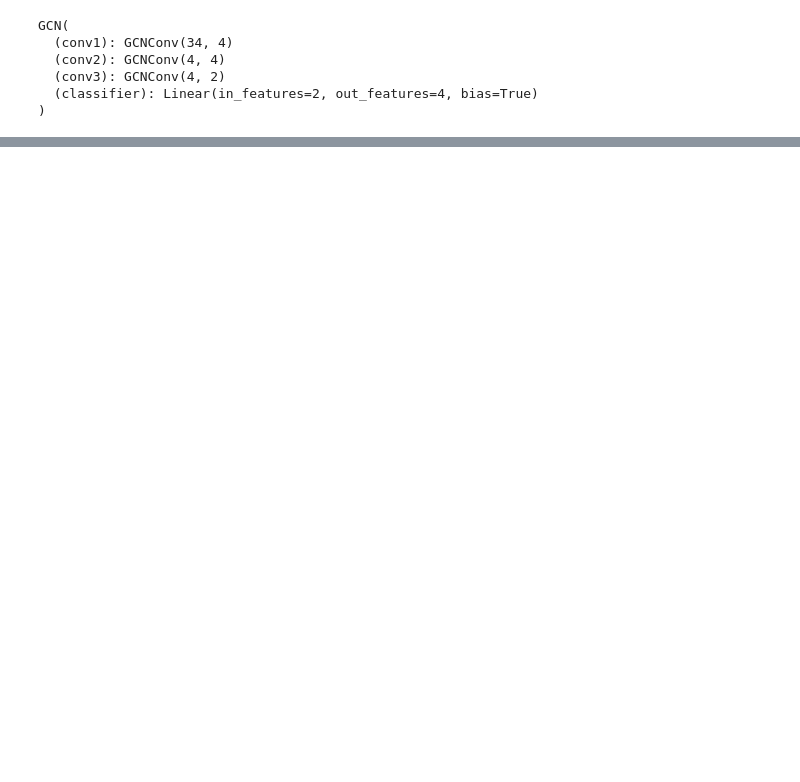
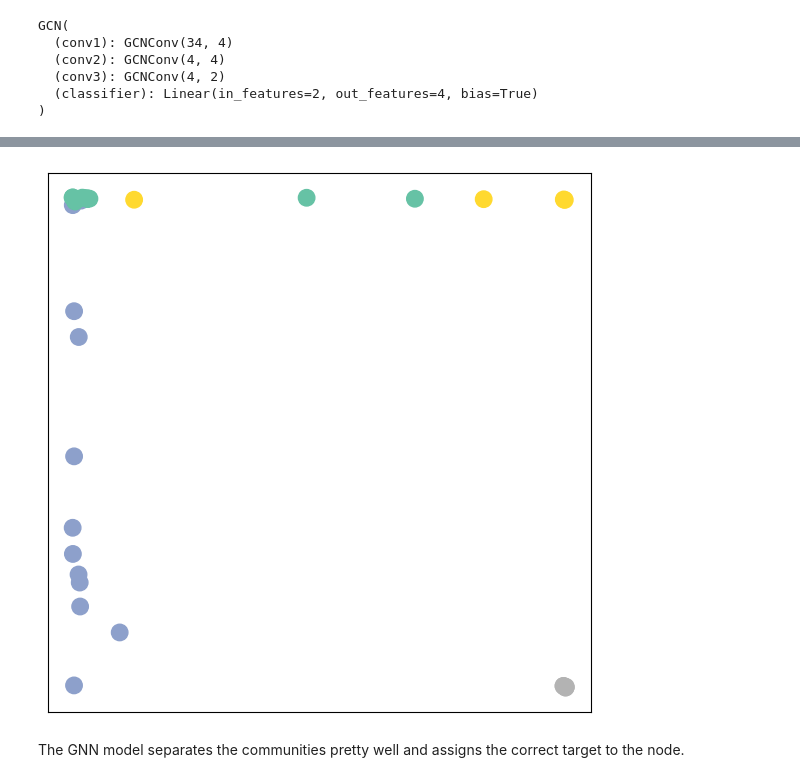
Before and after one commit to GUAN-XINGQUAN/DeepLearning, a Jupyter notebook: 20_graph_neural_network_fundamental_practice.ipynb, the cells around one changed output, grey strips where cells are left out. Drawn from its saved outputs; the diff is of its cells as text; code cells hidden in the pictures; blank space fills up the shorter version.

```diff
--- a/20_graph_neural_network_fundamental_practice.ipynb
+++ b/20_graph_neural_network_fundamental_practice.ipynb
@@ -408,9 +217,8 @@ We proceed to initialize our final model via `GCN()`, and printing our model pro
 # %%
+# initialize the model without training
 model = GCN()
 
-_, h = model(data.x, data.edge_index)
+out, h = model(data.x, data.edge_index)
 print(f'Embedding shape: {list(h.shape)}')
-
-visualize(h, color=data.y)
 # %% [output]
 Embedding shape: [34, 2]
@@ -443,0 +225,14 @@ Let us now start training and see how our node embeddings evolve over time (best
+# %%
+# Visalize the model output without training
+import matplotlib.pyplot as plt
+
+plt.figure(figsize=(7,7))
+plt.xticks([])
+plt.yticks([])
+# make sure it works with gpu or cpu tensor
+if h.is_cuda:
+    hnp = h.detach().cpu().numpy()
+else:
+    hnp = h.detach().numpy()
+plt.scatter(hnp[:, 0], hnp[:, 1], s=140, c=data.y, cmap="Set2")
+plt.show()
@@ -502,0 +287,7 @@ You can explore more PyG functions through its [documentation](https://pytorch-g
+# %%
+%%time
+for epoch in range(0, 500):
+    loss, h, accuracy = train(data)
+
+    if epoch % 100 == 0:
+        print(f'At {epoch}, the training accuracy is {accuracy["train"]} and the whole accuracy is {accuracy["whole"]}')
@@ -502,0 +302,18 @@ You can explore more PyG functions through its [documentation](https://pytorch-g
+# %%
+# Visalize the model output without training
+import matplotlib.pyplot as plt
+
+plt.figure(figsize=(7,7))
+plt.xticks([])
+plt.yticks([])
+# make sure it works with gpu or cpu tensor
+if h.is_cuda:
+    hnp = h.detach().cpu().numpy()
+else:
+    hnp = h.detach().numpy()
+plt.scatter(hnp[:, 0], hnp[:, 1], s=140, c=data.y, cmap="Set2")
+plt.show()
+# %% [output]
+[figure, added]
+# %% [markdown]
+The GNN model separates the communities pretty well and assigns the correct target to the node.
```
Also changed, not shown: parts of 91 cells of this notebook.
